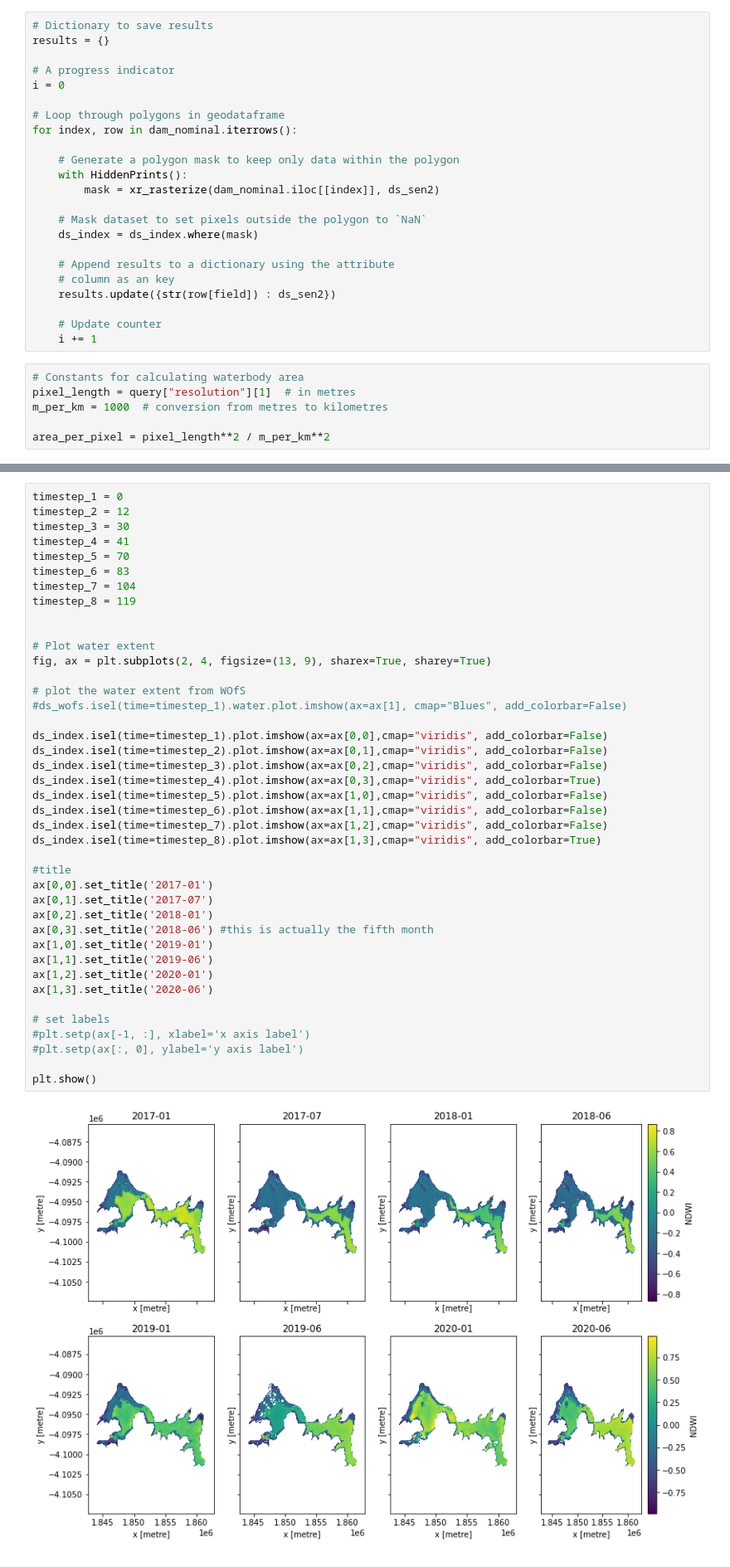
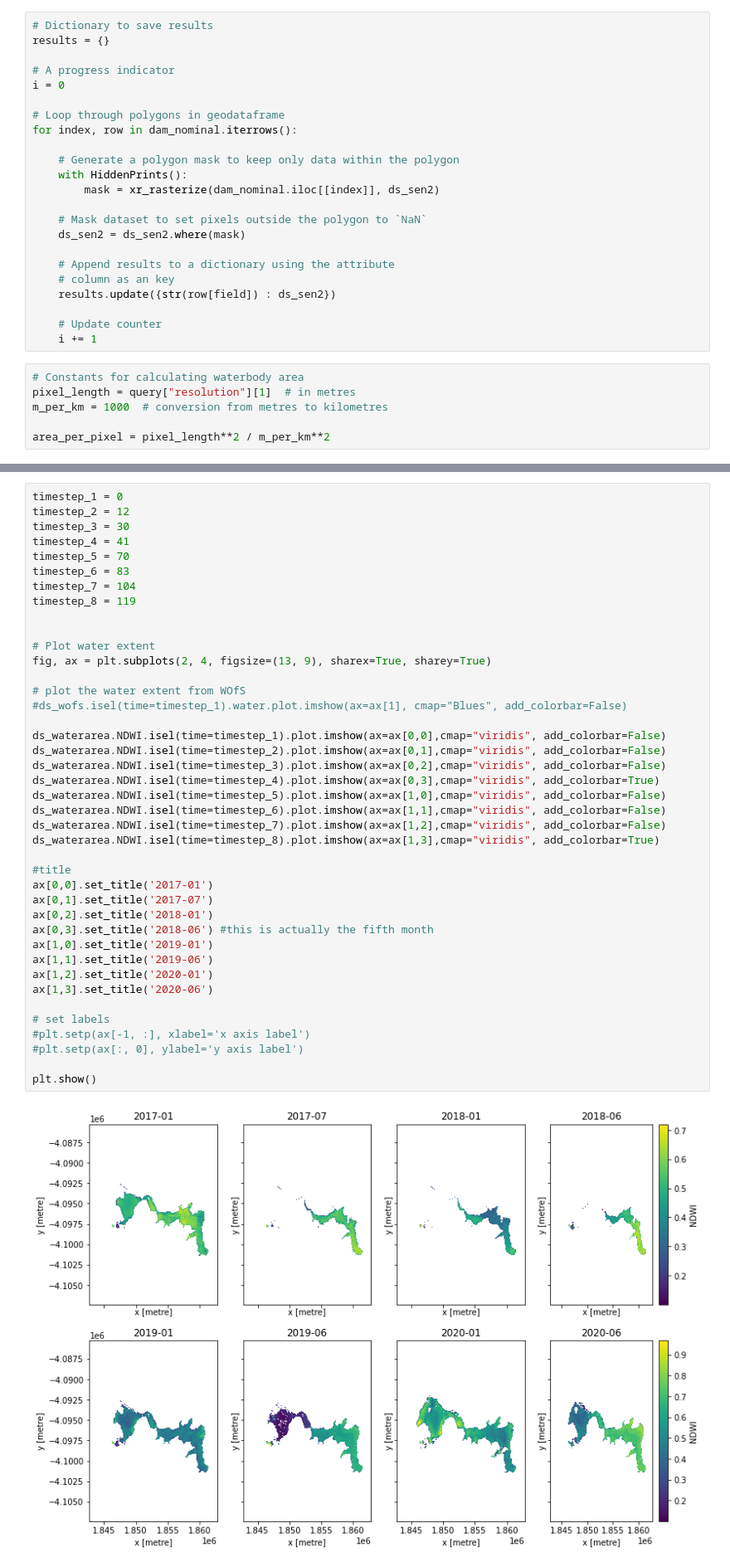
Before and after one commit to AdrianKriger/deafrica-sandbox-notebooks, a Jupyter notebook: Real_world_examples/WaterDetect_DamMonitoring.ipynb, the cells around one changed output, grey strips where cells are left out. Shown at 83% size. Drawn from its saved outputs; the diff is of its cells as text.

```diff
--- a/Real_world_examples/WaterDetect_DamMonitoring.ipynb
+++ b/Real_world_examples/WaterDetect_DamMonitoring.ipynb
@@ -142,7 +167,7 @@ for index, row in dam_nominal.iterrows():
         mask = xr_rasterize(dam_nominal.iloc[[index]], ds_sen2)
 
     # Mask dataset to set pixels outside the polygon to `NaN`
-    ds_index = ds_index.where(mask)
+    ds_sen2 = ds_sen2.where(mask)
 
     # Append results to a dictionary using the attribute
     # column as an key
@@ -183,42 +227,42 @@ timestep_3 = 30
 timestep_4 = 41
 timestep_5 = 70
 timestep_6 = 83
 timestep_7 = 104
 timestep_8 = 119
 
 
 # Plot water extent
 fig, ax = plt.subplots(2, 4, figsize=(13, 9), sharex=True, sharey=True)
 
 # plot the water extent from WOfS
 #ds_wofs.isel(time=timestep_1).water.plot.imshow(ax=ax[1], cmap="Blues", add_colorbar=False)
 
-ds_index.isel(time=timestep_1).plot.imshow(ax=ax[0,0],cmap="viridis", add_colorbar=False)
-ds_index.isel(time=timestep_2).plot.imshow(ax=ax[0,1],cmap="viridis", add_colorbar=False)
-ds_index.isel(time=timestep_3).plot.imshow(ax=ax[0,2],cmap="viridis", add_colorbar=False)
-ds_index.isel(time=timestep_4).plot.imshow(ax=ax[0,3],cmap="viridis", add_colorbar=True)
-ds_index.isel(time=timestep_5).plot.imshow(ax=ax[1,0],cmap="viridis", add_colorbar=False)
-ds_index.isel(time=timestep_6).plot.imshow(ax=ax[1,1],cmap="viridis", add_colorbar=False)
-ds_index.isel(time=timestep_7).plot.imshow(ax=ax[1,2],cmap="viridis", add_colorbar=False)
-ds_index.isel(time=timestep_8).plot.imshow(ax=ax[1,3],cmap="viridis", add_colorbar=True)
+ds_waterarea.NDWI.isel(time=timestep_1).plot.imshow(ax=ax[0,0],cmap="viridis", add_colorbar=False)
+ds_waterarea.NDWI.isel(time=timestep_2).plot.imshow(ax=ax[0,1],cmap="viridis", add_colorbar=False)
+ds_waterarea.NDWI.isel(time=timestep_3).plot.imshow(ax=ax[0,2],cmap="viridis", add_colorbar=False)
+ds_waterarea.NDWI.isel(time=timestep_4).plot.imshow(ax=ax[0,3],cmap="viridis", add_colorbar=True)
+ds_waterarea.NDWI.isel(time=timestep_5).plot.imshow(ax=ax[1,0],cmap="viridis", add_colorbar=False)
+ds_waterarea.NDWI.isel(time=timestep_6).plot.imshow(ax=ax[1,1],cmap="viridis", add_colorbar=False)
+ds_waterarea.NDWI.isel(time=timestep_7).plot.imshow(ax=ax[1,2],cmap="viridis", add_colorbar=False)
+ds_waterarea.NDWI.isel(time=timestep_8).plot.imshow(ax=ax[1,3],cmap="viridis", add_colorbar=True)
 
 #title
 ax[0,0].set_title('2017-01')
 ax[0,1].set_title('2017-07')
 ax[0,2].set_title('2018-01')
 ax[0,3].set_title('2018-06') #this is actually the fifth month
 ax[1,0].set_title('2019-01')
 ax[1,1].set_title('2019-06')
 ax[1,2].set_title('2020-01')
 ax[1,3].set_title('2020-06')
 
 # set labels
 #plt.setp(ax[-1, :], xlabel='x axis label')
 #plt.setp(ax[:, 0], ylabel='y axis label')
 
 plt.show()
 # %% [output]
-[figure, old version]
+[figure, new version]
 # %%
 gdf = xr_vectorize(waterarea,
                    crs=ds_sen2.crs,
```
Also changed, not shown: parts of 10 cells of this notebook.
